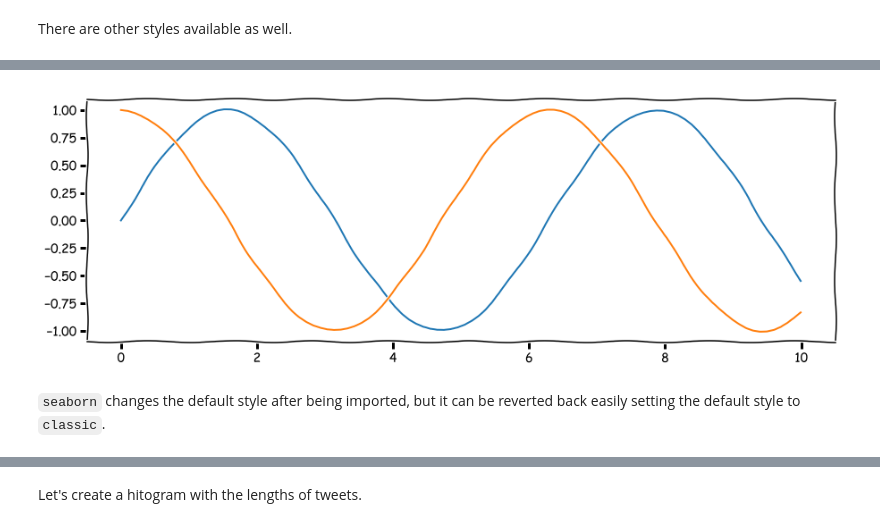
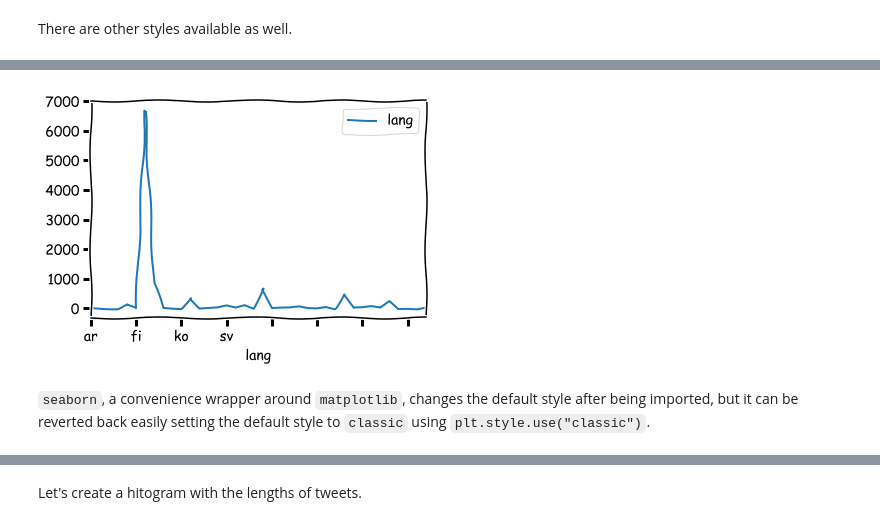
Before and after one commit to sul-cidr/python_workshops, a Jupyter notebook: data_manipulation_filled.ipynb, the cells around one changed output, grey strips where cells are left out. Saved outputs shown, nothing was run; the diff lists cells and outputs as text; code cells hidden in the pictures.

```diff
--- a/data_manipulation_filled.ipynb
+++ b/data_manipulation_filled.ipynb
@@ -595,0 +526,3 @@ dtype: int64
+# %%
+df["urls_count"] = df["urls"].apply(count_links)
+df[["urls", "urls_count"]]
@@ -595,0 +564,4 @@ dtype: int64
+# %%
+# Write your code here
+df["length"] = df["text"].apply(lambda x: len(x))
+df[df["length"] == 140][["text"]]
@@ -605,3 +608,12 @@ df.groupby("lang")
 df.groupby("lang")[["text"]]  # no computation is made yet!
 # %% [output]
 <pandas.core.groupby.DataFrameGroupBy object at 0x...>
+# %%
+def count_nonzero(items):
+    total = 0
+    for item in items:
+        if item != 0:
+            total += 1
+    return total
+
+df.groupby("lang")[["text"]].aggregate(count_nonzero)
@@ -723,3 +677,0 @@ And just out of curiosity, what's the average length of the tweets?
-# %%
-df["len"] = df.text.apply(len)
-df["len"].mean()
@@ -785,10 +767,8 @@ plt.style.available
 # %%
 # Even a special one for XKCD!
 with plt.xkcd():
-    fig, ax = plt.subplots(1, figsize=(15, 5))
-    ax.plot(x, np.sin(x))
-    ax.plot(x, np.cos(x))
+    df.groupby("lang")[["lang"]].aggregate(count_nonzero).plot()
 # %% [output]
-[figure, old version]
+[figure, new version]
 # %% [markdown]
-`seaborn` changes the default style after being imported, but it can be reverted back easily setting the default style to `classic`.
+`seaborn`, a convenience wrapper around `matplotlib`, changes the default style after being imported, but it can be reverted back easily setting the default style to `classic` using `plt.style.use("classic")`.
```
Also changed, not shown: parts of 162 cells of this notebook, 1 other file.
